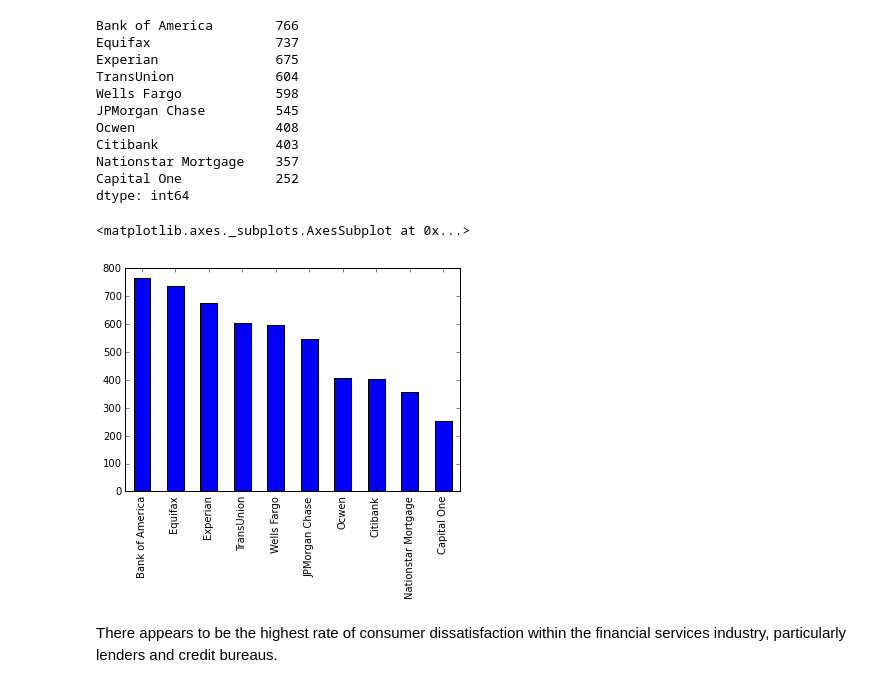
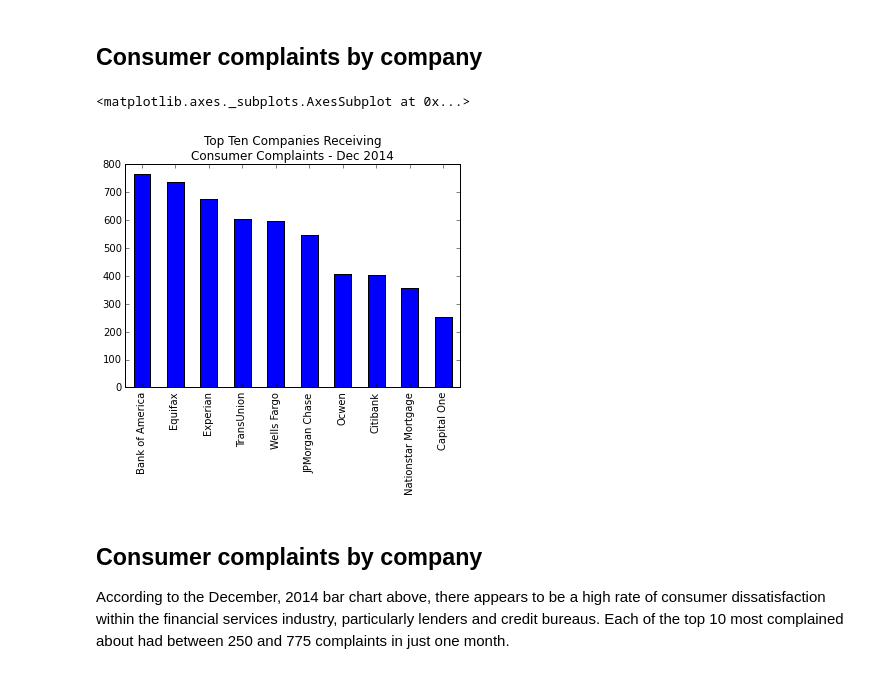
Before and after one commit to nckathleen/Consumer-Complaints, a Jupyter notebook: consumer_complaints.ipynb, the cells around one changed output. Cells and saved outputs as stored; diff of their text form; code cells hidden in the pictures.

```diff
--- a/consumer_complaints.ipynb
+++ b/consumer_complaints.ipynb
@@ -112,21 +19,11 @@ dtype: int64
-# %%
-company_count.head(10)
-# %% [output]
-Bank of America        766
-Equifax                737
-Experian               675
-TransUnion             604
-Wells Fargo            598
-JPMorgan Chase         545
-Ocwen                  408
-Citibank               403
-Nationstar Mortgage    357
-Capital One            252
-dtype: int64
-# %%
-company_count.head(10).plot(kind = 'bar')
-# %% [output]
-<matplotlib.axes._subplots.AxesSubplot at 0x...>
-[figure, removed]
+# %% [markdown]
+## Consumer complaints by company
+# %%
+company_series = complaints.Company.value_counts()
+company_series.head(10).plot(title='Top Ten Companies Receiving\nConsumer Complaints - Dec 2014', kind = 'bar')
+# %% [output]
+<matplotlib.axes._subplots.AxesSubplot at 0x...>
+[figure, added]
 # %% [markdown]
-There appears to be the highest rate of consumer dissatisfaction within the financial services industry, particularly lenders and credit bureaus.
+## Consumer complaints by company
+According to the December, 2014 bar chart above, there appears to be a high rate of consumer dissatisfaction within the financial services industry, particularly lenders and credit bureaus.  Each of the top 10 most complained about had between 250 and 775 complaints in just one month.
```
Also changed, not shown: parts of 27 cells of this notebook, 1 other file.
